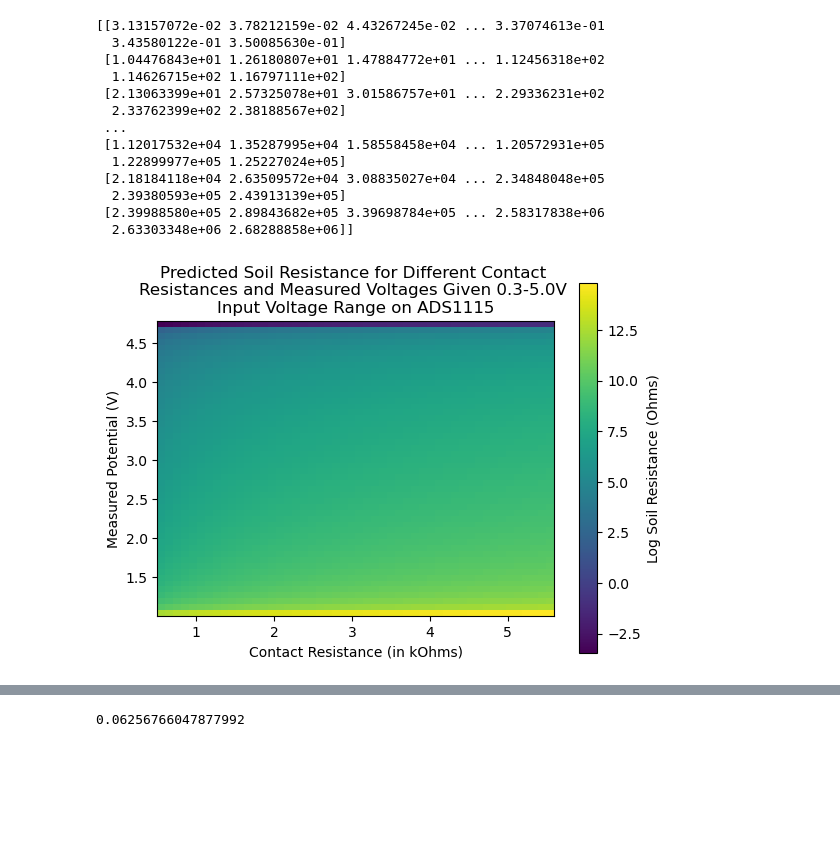
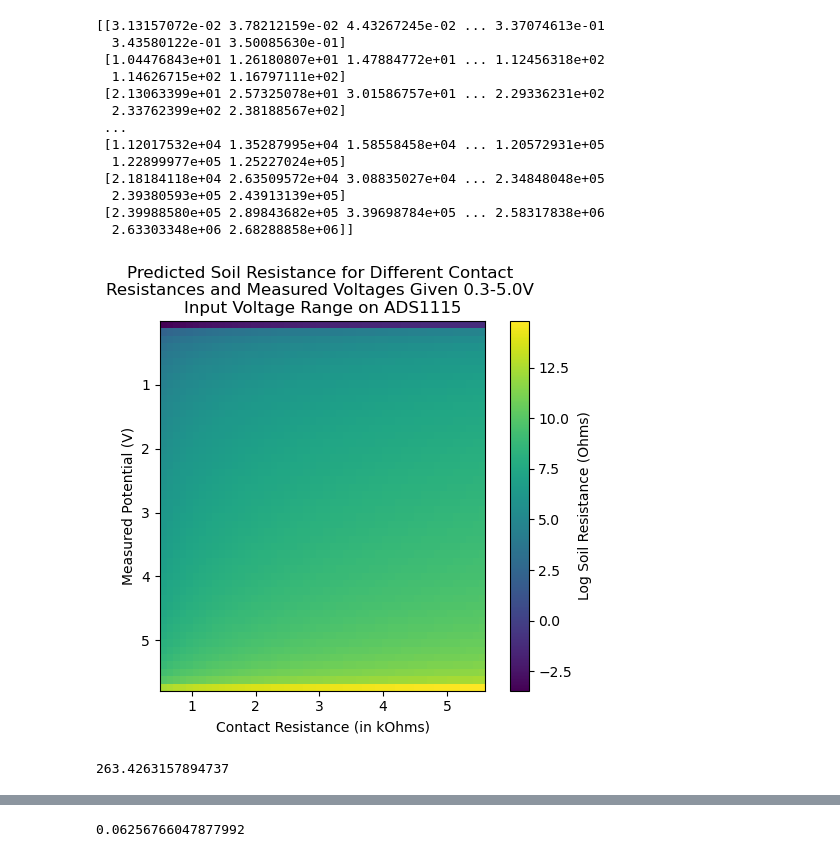
Before and after one commit to GarimaPrabhakar/bert-practice, a Jupyter notebook: tryingstuff/meas_board_errors.ipynb, the cells around one changed output, grey strips where cells are left out. Cells and saved outputs as stored; diff of their text form; code cells hidden in the pictures; blank space fills up the shorter version.

```diff
--- a/tryingstuff/meas_board_errors.ipynb
+++ b/tryingstuff/meas_board_errors.ipynb
@@ -17,35 +17,37 @@ def rsoil(ps, rlead, rcontact, vmeas):
 ps = 12
 rlead = 1.02
 rcontact = np.linspace(500, 5600)
 vmeas = np.linspace(0.3e-3, 4.79)
 
 rcs, vms = np.meshgrid(rcontact, vmeas)
 soil = rsoil(ps, rlead, rcs, vms)
 injcurrent = ps/(rlead + rcontact + soil)
 
-plt.imshow(np.log(soil), extent=[min(rcontact)/1000,max(rcontact)/1000,min(vmeas)+1,max(vmeas)])
+plt.imshow(np.log(soil), extent=[min(rcontact)/1000,max(rcontact)/1000,max(vmeas)+1,min(vmeas)])
 print(soil)
 plt.xlabel("Contact Resistance (in kOhms)")
 plt.ylabel("Measured Potential (V)")
 plt.colorbar(label="Log Soil Resistance (Ohms)")
 plt.title("Predicted Soil Resistance for Different Contact \nResistances and Measured Voltages Given 0.3-5.0V \nInput Voltage Range on ADS1115")
 
 plt.show()
+rsoil(ps, rlead, 1000, 1)
 # %% [output]
 [[3.13157072e-02 3.78212159e-02 4.43267245e-02 ... 3.37074613e-01
   3.43580122e-01 3.50085630e-01]
  [1.04476843e+01 1.26180807e+01 1.47884772e+01 ... 1.12456318e+02
   1.14626715e+02 1.16797111e+02]
  [2.13063399e+01 2.57325078e+01 3.01586757e+01 ... 2.29336231e+02
   2.33762399e+02 2.38188567e+02]
  ...
  [1.12017532e+04 1.35287995e+04 1.58558458e+04 ... 1.20572931e+05
   1.22899977e+05 1.25227024e+05]
  [2.18184118e+04 2.63509572e+04 3.08835027e+04 ... 2.34848048e+05
   2.39380593e+05 2.43913139e+05]
  [2.39988580e+05 2.89843682e+05 3.39698784e+05 ... 2.58317838e+06
   2.63303348e+06 2.68288858e+06]]
-[figure, old version]
+[figure, new version]
+263.4263157894737
 # %%
 gain = np.linspace(5/12, 1)
 vmss, gains = np.meshgrid(vmeas, gain)
```
Also changed, not shown: parts of 3 cells of this notebook.
